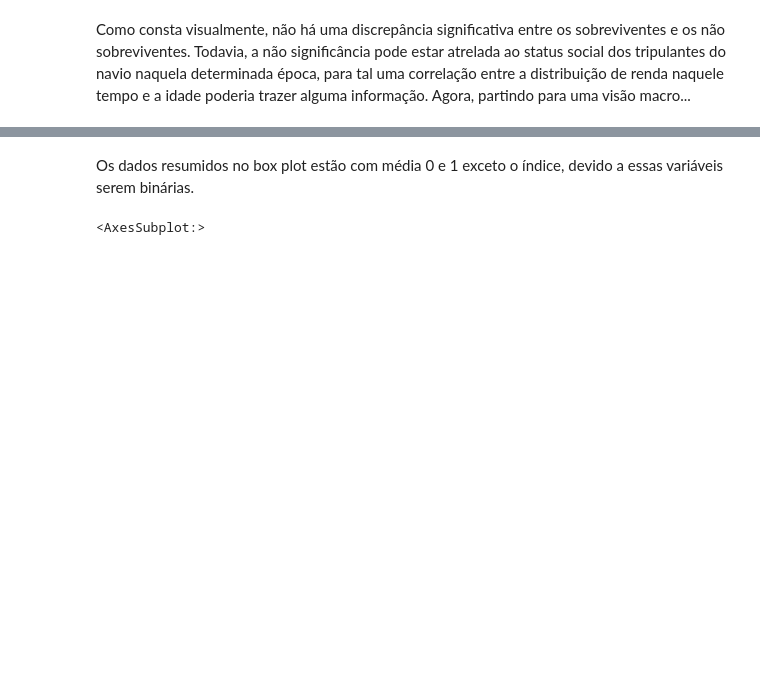
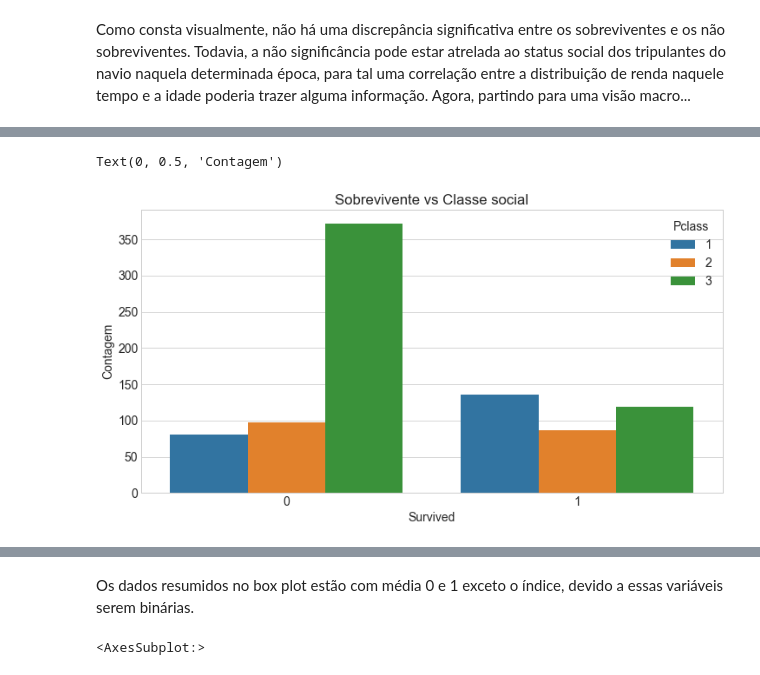
Before and after one commit to DataScienceUFES/titanic_grupo2, a Jupyter notebook: analise.ipynb, the cells around one changed output, grey strips where cells are left out. Saved outputs shown, nothing was run; the diff lists cells and outputs as text; code cells hidden in the pictures; blank space fills up the shorter version.

```diff
--- a/analise.ipynb
+++ b/analise.ipynb
@@ -66,0 +131,7 @@ filt_df.plot.box()
+# %%
+sns.countplot(x = 'Survived', hue='Pclass', data=dataframe)
+plt.title("Sobrevivente vs Classe social")
+plt.ylabel("Contagem")
+# %% [output]
+Text(0, 0.5, 'Contagem')
+[figure, added]
```
Also changed, not shown: parts of 38 cells of this notebook.
